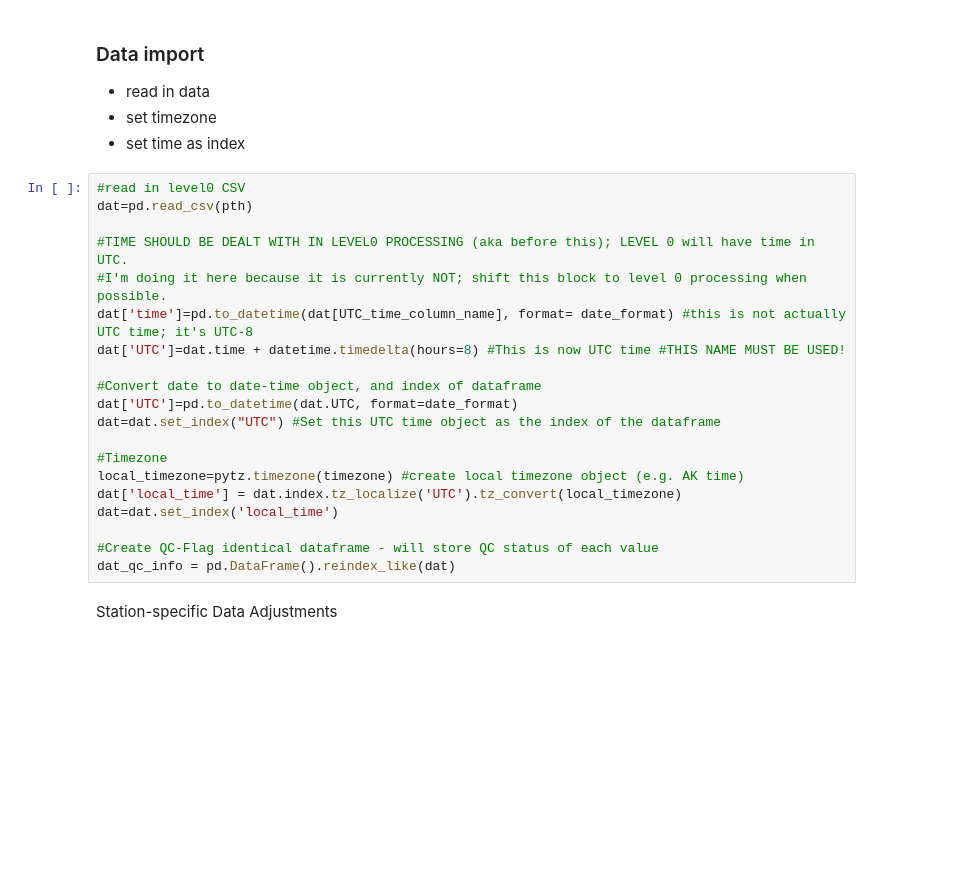
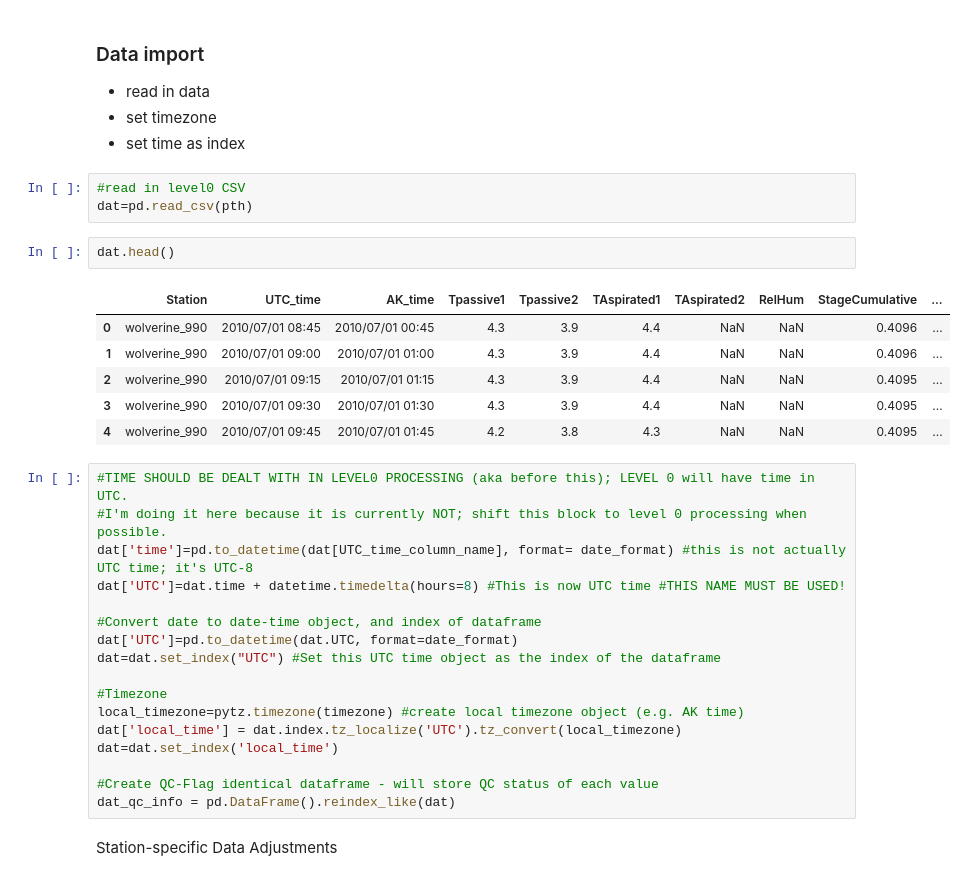
Before and after one commit to ehbaker/WXmunge, a Jupyter notebook: LVL1_translate_toPython.ipynb, the cells around one changed output. Drawn from its saved outputs; the diff is of its cells as text; blank space fills up the shorter version.

```diff
--- a/LVL1_translate_toPython.ipynb
+++ b/LVL1_translate_toPython.ipynb
@@ -42,10 +42,19 @@ save_pth=r"Q:/Project Data/GlacierData/Benchmark_Program/Data/" +Glacier+ r"/All
 - read in data
 - set timezone
 - set time as index
+# %%
+#read in level0 CSV
+dat=pd.read_csv(pth)
+# %%
+dat.head()
+# %% [output]
+|  | Station | UTC_time | AK_time | Tpassive1 | Tpassive2 | TAspirated1 | TAspirated2 | RelHum | StageCumulative | ... |
+| 0 | wolverine_990 | 2010/07/01 08:45 | 2010/07/01 00:45 | 4.3 | 3.9 | 4.4 | NaN | NaN | 0.4096 | ... |
+| 1 | wolverine_990 | 2010/07/01 09:00 | 2010/07/01 01:00 | 4.3 | 3.9 | 4.4 | NaN | NaN | 0.4096 | ... |
+| 2 | wolverine_990 | 2010/07/01 09:15 | 2010/07/01 01:15 | 4.3 | 3.9 | 4.4 | NaN | NaN | 0.4095 | ... |
+| 3 | wolverine_990 | 2010/07/01 09:30 | 2010/07/01 01:30 | 4.3 | 3.9 | 4.4 | NaN | NaN | 0.4095 | ... |
+| 4 | wolverine_990 | 2010/07/01 09:45 | 2010/07/01 01:45 | 4.2 | 3.8 | 4.3 | NaN | NaN | 0.4095 | ... |
 # %%
-#read in level0 CSV
-dat=pd.read_csv(pth)
-
 #TIME SHOULD BE DEALT WITH IN LEVEL0 PROCESSING (aka before this); LEVEL 0 will have time in UTC.
 #I'm doing it here because it is currently NOT; shift this block to level 0 processing when possible.
 dat['time']=pd.to_datetime(dat[UTC_time_column_name], format= date_format) #this is not actually UTC time; it's UTC-8
```
Also changed, not shown: parts of 27 cells of this notebook.
